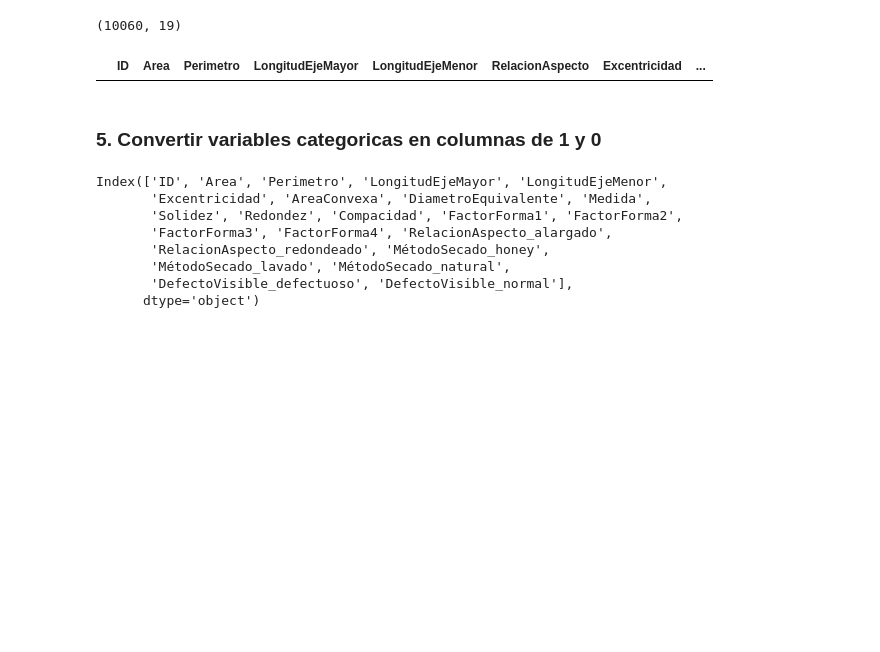
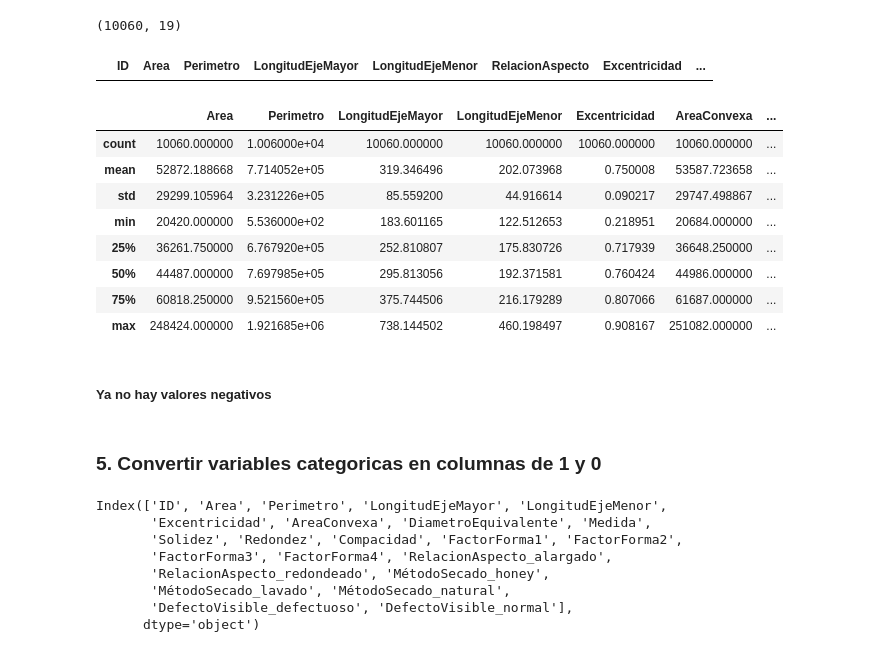
Before and after one commit to Business-Inteligence-202520/Laboratorio2, a Jupyter notebook: Laboratorio2.ipynb, the cells around one changed output. Cells and saved outputs as stored; diff of their text form; code cells hidden in the pictures; blank space fills up the shorter version.

```diff
--- a/Laboratorio2.ipynb
+++ b/Laboratorio2.ipynb
@@ -296,6 +296,20 @@ duplicados = duplicados.sort_values(by='ID')
 duplicados
 # %% [output]
 |  | ID | Area | Perimetro | LongitudEjeMayor | LongitudEjeMenor | RelacionAspecto | Excentricidad | ... |
+# %%
+dataTrain.describe()
+# %% [output]
+|  | Area | Perimetro | LongitudEjeMayor | LongitudEjeMenor | Excentricidad | AreaConvexa | ... |
+| count | 10060.000000 | 1.006000e+04 | 10060.000000 | 10060.000000 | 10060.000000 | 10060.000000 | ... |
+| mean | 52872.188668 | 7.714052e+05 | 319.346496 | 202.073968 | 0.750008 | 53587.723658 | ... |
+| std | 29299.105964 | 3.231226e+05 | 85.559200 | 44.916614 | 0.090217 | 29747.498867 | ... |
+| min | 20420.000000 | 5.536000e+02 | 183.601165 | 122.512653 | 0.218951 | 20684.000000 | ... |
+| 25% | 36261.750000 | 6.767920e+05 | 252.810807 | 175.830726 | 0.717939 | 36648.250000 | ... |
+| 50% | 44487.000000 | 7.697985e+05 | 295.813056 | 192.371581 | 0.760424 | 44986.000000 | ... |
+| 75% | 60818.250000 | 9.521560e+05 | 375.744506 | 216.179289 | 0.807066 | 61687.000000 | ... |
+| max | 248424.000000 | 1.921685e+06 | 738.144502 | 460.198497 | 0.908167 | 251082.000000 | ... |
+# %% [markdown]
+##### Ya no hay valores negativos
 # %% [markdown]
 ### 5. Convertir variables categoricas en columnas de 1 y 0
 # %%
```
